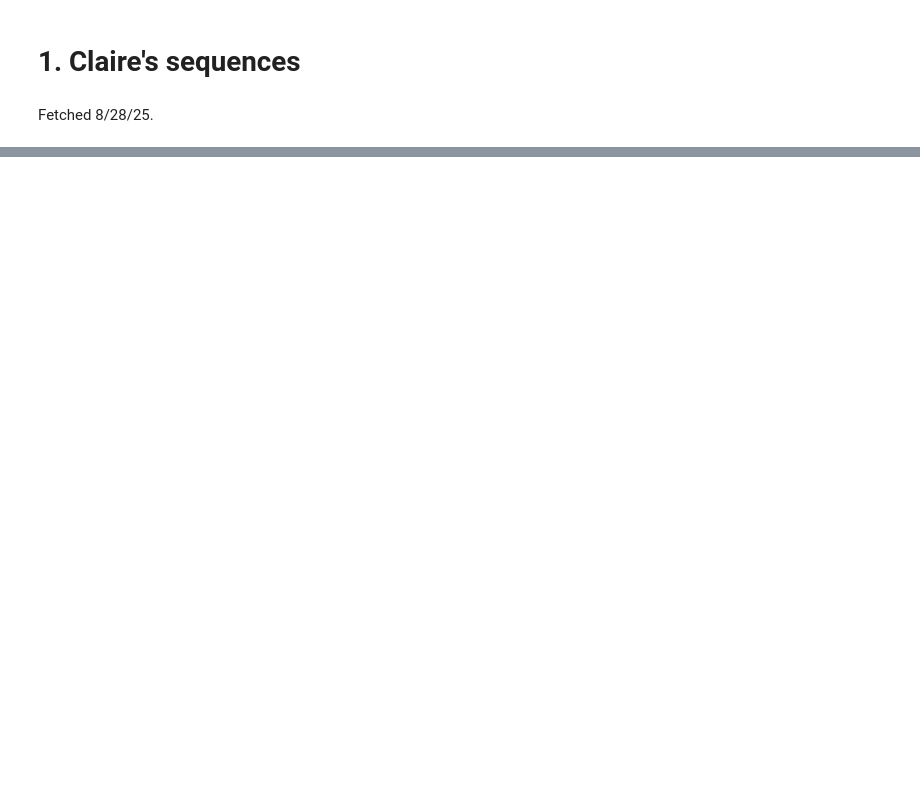
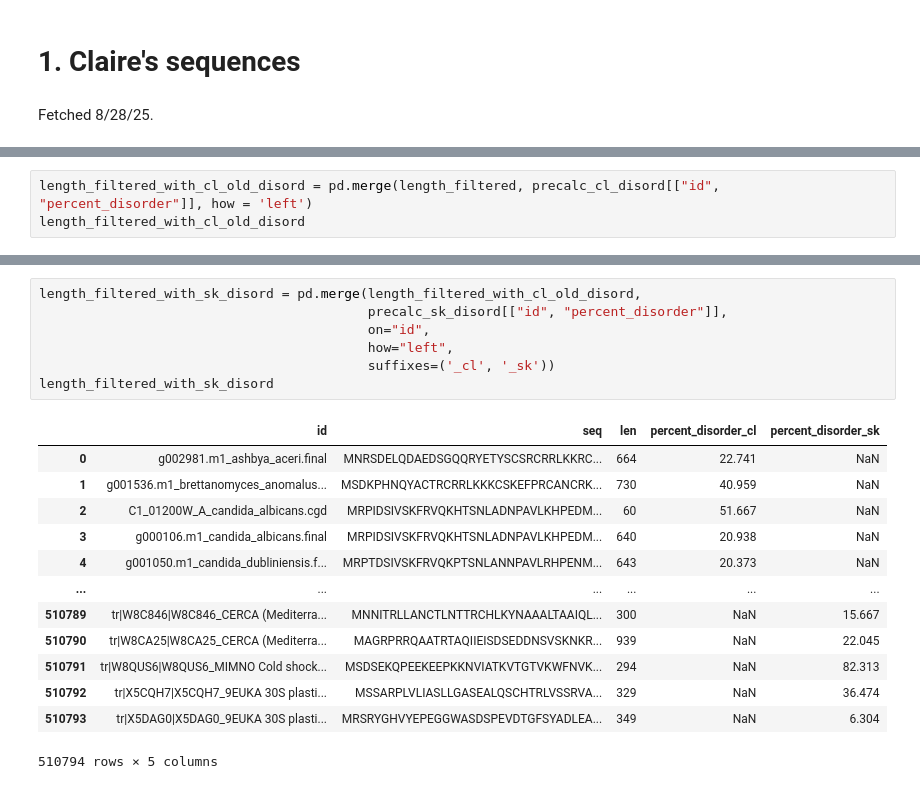
Before and after one commit to sanjanakotha/consensus_AD_predictor, a Jupyter notebook: notebooks/Plant, yeast, and mammal input sequences.ipynb, the cells around one changed output, grey strips where cells are left out. Cells and saved outputs as stored; diff of their text form; blank space fills up the shorter version.

```diff
--- a/notebooks/Plant, yeast, and mammal input sequences.ipynb
+++ b/notebooks/Plant, yeast, and mammal input sequences.ipynb
@@ -37,0 +197,3 @@ all_proteins_df.to_csv("../output/CL_seqs_all_8-28-25.csv")
+# %%
+length_filtered_with_cl_old_disord = pd.merge(length_filtered, precalc_cl_disord[["id", "percent_disorder"]], how = 'left')
+length_filtered_with_cl_old_disord
@@ -37,0 +214,21 @@ all_proteins_df.to_csv("../output/CL_seqs_all_8-28-25.csv")
+# %%
+length_filtered_with_sk_disord = pd.merge(length_filtered_with_cl_old_disord,
+                                          precalc_sk_disord[["id", "percent_disorder"]],
+                                          on="id",
+                                          how="left",
+                                          suffixes=('_cl', '_sk'))
+length_filtered_with_sk_disord
+# %% [output]
+|  | id | seq | len | percent_disorder_cl | percent_disorder_sk |
+| 0 | g002981.m1_ashbya_aceri.final | MNRSDELQDAEDSGQQRYETYSCSRCRRLKKRC... | 664 | 22.741 | NaN |
+| 1 | g001536.m1_brettanomyces_anomalus... | MSDKPHNQYACTRCRRLKKKCSKEFPRCANCRK... | 730 | 40.959 | NaN |
+| 2 | C1_01200W_A_candida_albicans.cgd | MRPIDSIVSKFRVQKHTSNLADNPAVLKHPEDM... | 60 | 51.667 | NaN |
+| 3 | g000106.m1_candida_albicans.final | MRPIDSIVSKFRVQKHTSNLADNPAVLKHPEDM... | 640 | 20.938 | NaN |
+| 4 | g001050.m1_candida_dubliniensis.f... | MRPTDSIVSKFRVQKPTSNLANNPAVLRHPENM... | 643 | 20.373 | NaN |
+| ... | ... | ... | ... | ... | ... |
+| 510789 | tr|W8C846|W8C846_CERCA (Mediterra... | MNNITRLLANCTLNTTRCHLKYNAAALTAAIQL... | 300 | NaN | 15.667 |
+| 510790 | tr|W8CA25|W8CA25_CERCA (Mediterra... | MAGRPRRQAATRTAQIIEISDSEDDNSVSKNKR... | 939 | NaN | 22.045 |
+| 510791 | tr|W8QUS6|W8QUS6_MIMNO Cold shock... | MSDSEKQPEEKEEPKKNVIATKVTGTVKWFNVK... | 294 | NaN | 82.313 |
+| 510792 | tr|X5CQH7|X5CQH7_9EUKA 30S plasti... | MSSARPLVLIASLLGASEALQSCHTRLVSSRVA... | 329 | NaN | 36.474 |
+| 510793 | tr|X5DAG0|X5DAG0_9EUKA 30S plasti... | MRSRYGHVYEPEGGWASDSPEVDTGFSYADLEA... | 349 | NaN | 6.304 |
+510794 rows × 5 columns
```
Also changed, not shown: parts of 36 cells of this notebook, 5 other files.
